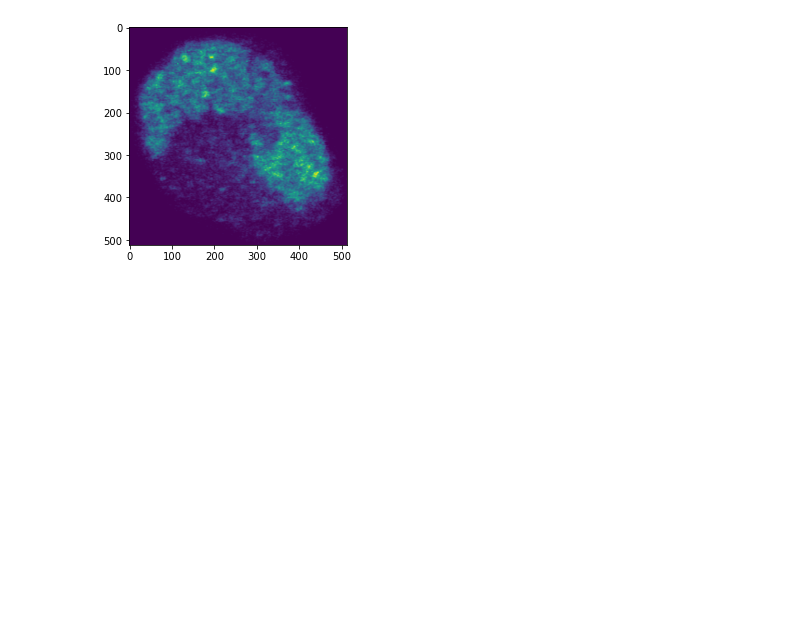
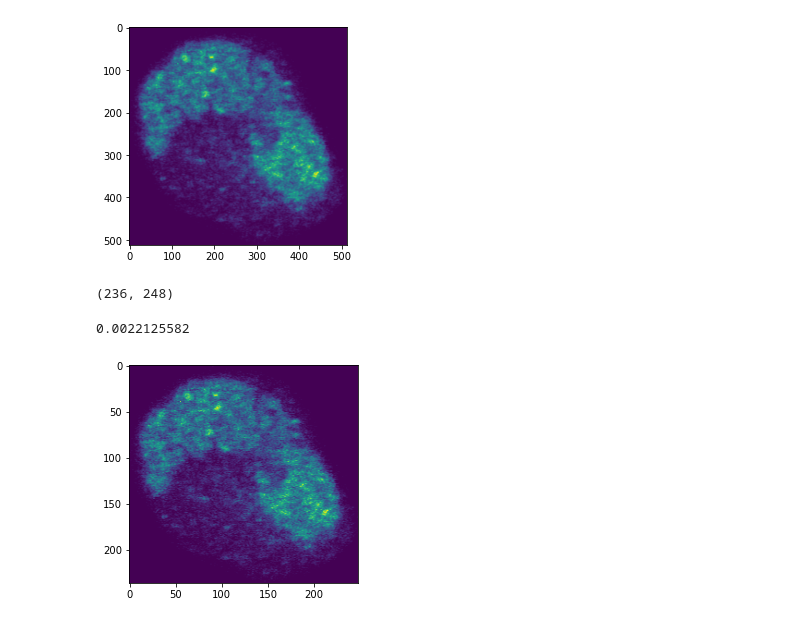
Before and after one commit to trainandgain/HPA-Single-Cell-Classification, a Jupyter notebook: notebooks/mikeys_dataset_class.ipynb, the cells around one changed output. Cells and saved outputs as stored; diff of their text form; code cells hidden in the pictures; blank space fills up the shorter version.

Commit message:
Finding image rescale magic numbers

```diff
--- a/notebooks/mikeys_dataset_class.ipynb
+++ b/notebooks/mikeys_dataset_class.ipynb
@@ -69,3 +70,13 @@ plt.imshow(cells[0]['image'][1, :, :]) # Proteins
 # %% [output]
 <matplotlib.image.AxesImage at 0x...>
 [figure]
+# %%
+import matplotlib.pyplot as plt
+img = plt.imread('../input/train_cells/5c27f04c-bb99-11e8-b2b9-ac1f6b6435d0_cell_1_green.png')
+print(img.shape)
+plt.imshow(img)
+img.max()
+# %% [output]
+(236, 248)
+0.0022125582
+[figure, added]
```
Also changed, not shown: parts of 1 cell of this notebook, 1 other file.
